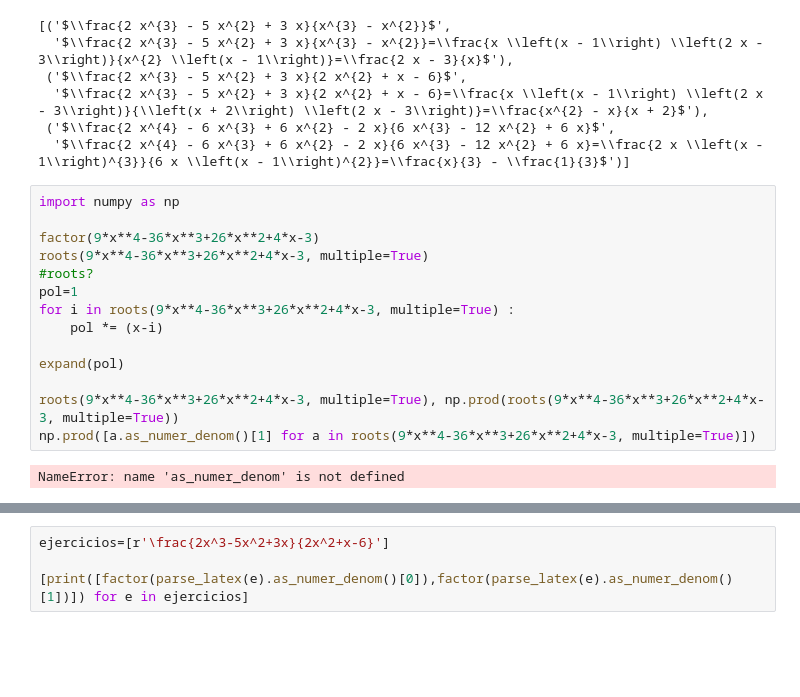
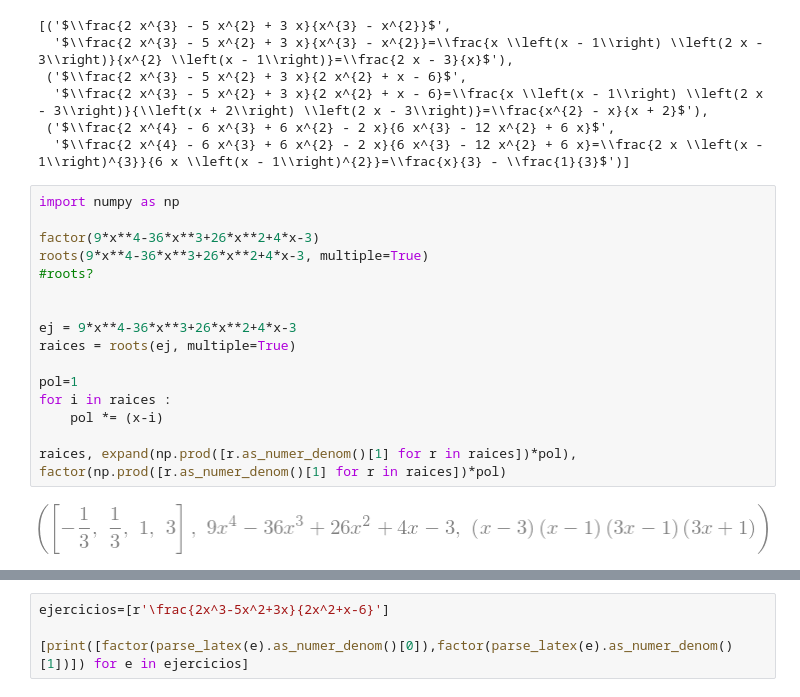
Before and after one commit to crdguez/mat4ac, a Jupyter notebook: notebooks/13-algebra.ipynb, the cells around one changed output, grey strips where cells are left out. Saved outputs shown, nothing was run; the diff lists cells and outputs as text; blank space fills up the shorter version.

```diff
--- a/notebooks/13-algebra.ipynb
+++ b/notebooks/13-algebra.ipynb
@@ -140,16 +140,18 @@ solucion_latex: $\frac{2 x^{4} - 6 x^{3} + 6 x^{2} - 2 x}{6 x^{3} - 12 x^{2} + 6
 # %%
 import numpy as np
 
 factor(9*x**4-36*x**3+26*x**2+4*x-3)
 roots(9*x**4-36*x**3+26*x**2+4*x-3, multiple=True)
 #roots?
+
+
+ej = 9*x**4-36*x**3+26*x**2+4*x-3
+raices = roots(ej, multiple=True)
+
 pol=1
-for i in roots(9*x**4-36*x**3+26*x**2+4*x-3, multiple=True) :
+for i in raices :
     pol *= (x-i)
 
-expand(pol)
-
-roots(9*x**4-36*x**3+26*x**2+4*x-3, multiple=True), np.prod(roots(9*x**4-36*x**3+26*x**2+4*x-3, multiple=True))
-np.prod([a.as_numer_denom()[1] for a in roots(9*x**4-36*x**3+26*x**2+4*x-3, multiple=True)])
+raices, expand(np.prod([r.as_numer_denom()[1] for r in raices])*pol), factor(np.prod([r.as_numer_denom()[1] for r in raices])*pol)
 # %% [output]
-NameError: name 'as_numer_denom' is not defined
+[figure, added]
```
Also changed, not shown: parts of 4 cells of this notebook, 1 other file.
